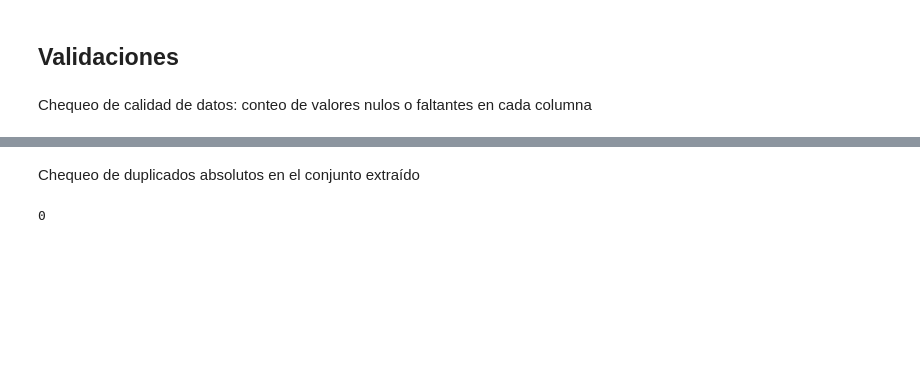
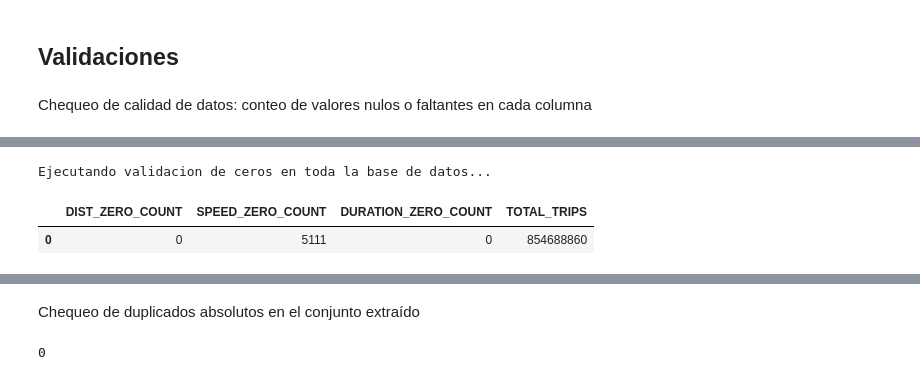
Before and after one commit to MatiasJaramillo/pset3, a Jupyter notebook: notebooks/04_validaciones_y_exploracion.ipynb, the cells around one changed output, grey strips where cells are left out. Saved outputs shown, nothing was run; the diff lists cells and outputs as text; code cells hidden in the pictures; blank space fills up the shorter version.

Commit message:
Update validaciones y readme

```diff
--- a/notebooks/04_validaciones_y_exploracion.ipynb
+++ b/notebooks/04_validaciones_y_exploracion.ipynb
@@ -112,4 +111,21 @@ Ejecutando validación de nulos en OBT (puede tomar unos segundos)...
 | IMPROVEMENT_SURCHARGE_NULLS | 4 |
+# %%
+# Validación Global: Verificar existencias de Distancia 0, Velocidad 0 o Duración 0 en TODA la base de datos
+query_zeros = f"""
+SELECT
+    SUM(CASE WHEN trip_distance = 0 THEN 1 ELSE 0 END) as dist_zero_count,
+    SUM(CASE WHEN avg_speed_mph = 0 THEN 1 ELSE 0 END) as speed_zero_count,
+    SUM(CASE WHEN trip_duration_min = 0 THEN 1 ELSE 0 END) as duration_zero_count,
+    COUNT(*) as total_trips
+FROM {os.getenv("SNOWFLAKE_SCHEMA_ANALYTICS")}.OBT_TRIPS
+"""
+print("Ejecutando validacion de ceros en toda la base de datos...")
+df_zeros = pd.read_sql(query_zeros, conn)
+df_zeros
+# %% [output]
+Ejecutando validacion de ceros en toda la base de datos...
+|  | DIST_ZERO_COUNT | SPEED_ZERO_COUNT | DURATION_ZERO_COUNT | TOTAL_TRIPS |
+| 0 | 0 | 5111 | 0 | 854688860 |
 # %%
 df.isnull().sum().sort_values(ascending=False)
 # %% [output]
```
Also changed, not shown: parts of 19 cells of this notebook, 7 other files.
